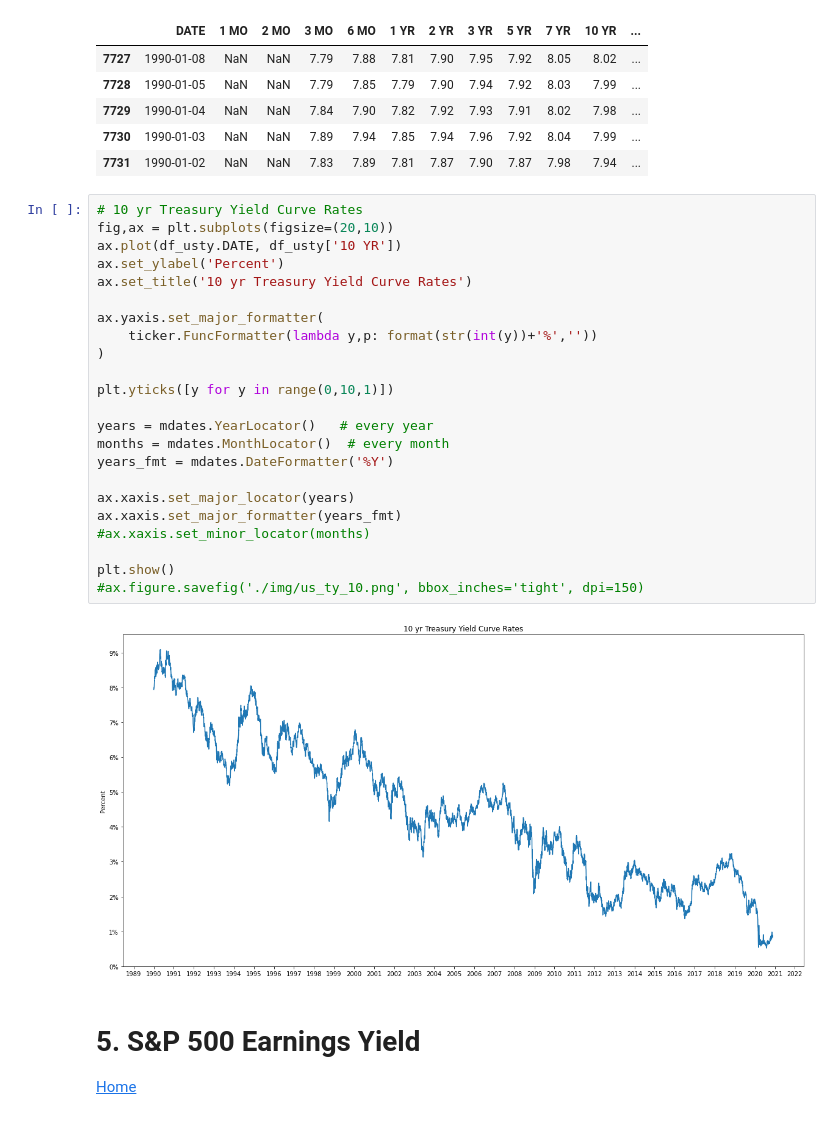
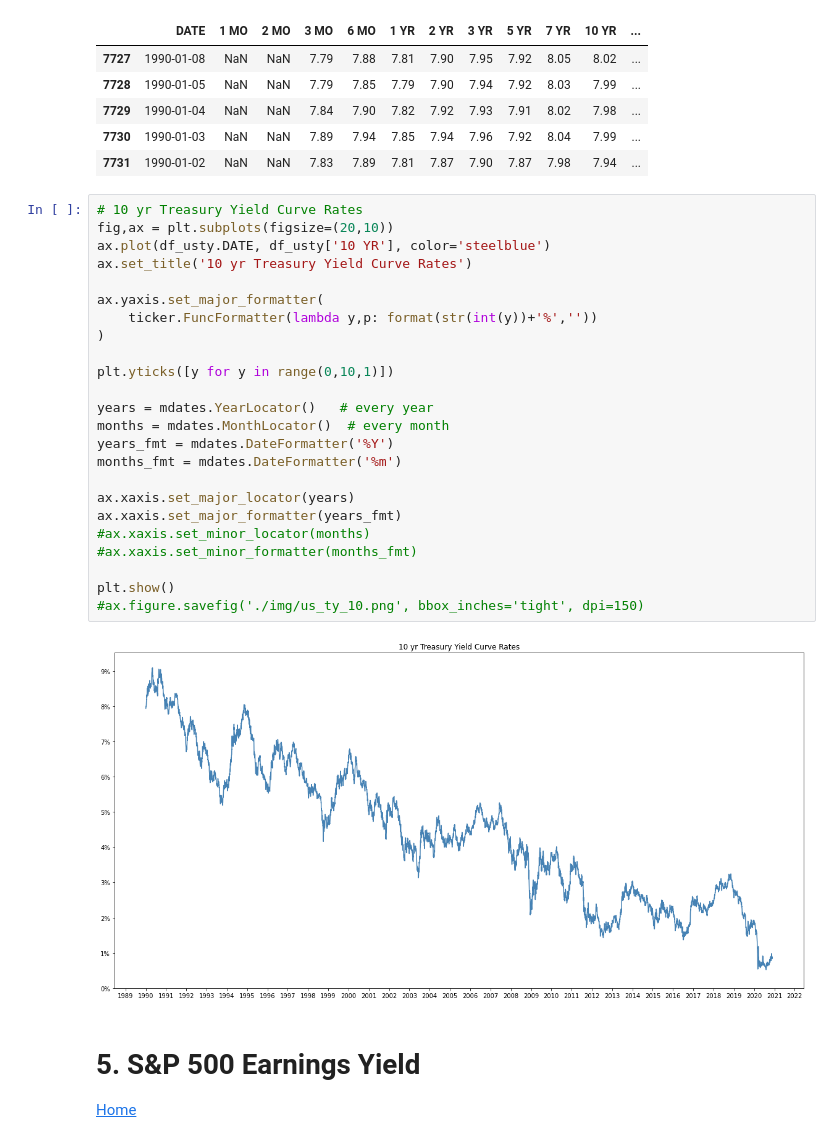
Before and after one commit to AmitSamra/Bonds, a Jupyter notebook: bonds.ipynb, the cells around one changed output. Cells and saved outputs as stored; diff of their text form.

```diff
--- a/bonds.ipynb
+++ b/bonds.ipynb
@@ -257,28 +266,29 @@ df_usty.tail()
 # %%
 # 10 yr Treasury Yield Curve Rates
 fig,ax = plt.subplots(figsize=(20,10))
-ax.plot(df_usty.DATE, df_usty['10 YR'])
-ax.set_ylabel('Percent')
+ax.plot(df_usty.DATE, df_usty['10 YR'], color='steelblue')
 ax.set_title('10 yr Treasury Yield Curve Rates')
 
 ax.yaxis.set_major_formatter(
     ticker.FuncFormatter(lambda y,p: format(str(int(y))+'%',''))
 )
 
 plt.yticks([y for y in range(0,10,1)])
 
 years = mdates.YearLocator()   # every year
 months = mdates.MonthLocator()  # every month
 years_fmt = mdates.DateFormatter('%Y')
+months_fmt = mdates.DateFormatter('%m')
 
 ax.xaxis.set_major_locator(years)
 ax.xaxis.set_major_formatter(years_fmt)
 #ax.xaxis.set_minor_locator(months)
+#ax.xaxis.set_minor_formatter(months_fmt)
 
 plt.show()
 #ax.figure.savefig('./img/us_ty_10.png', bbox_inches='tight', dpi=150)
 # %% [output]
-[figure, old version]
+[figure, new version]
 # %% [markdown]
 # <a id='section5'>5. S&P 500 Earnings Yield</a>
 
```
Also changed, not shown: parts of 49 cells of this notebook.
